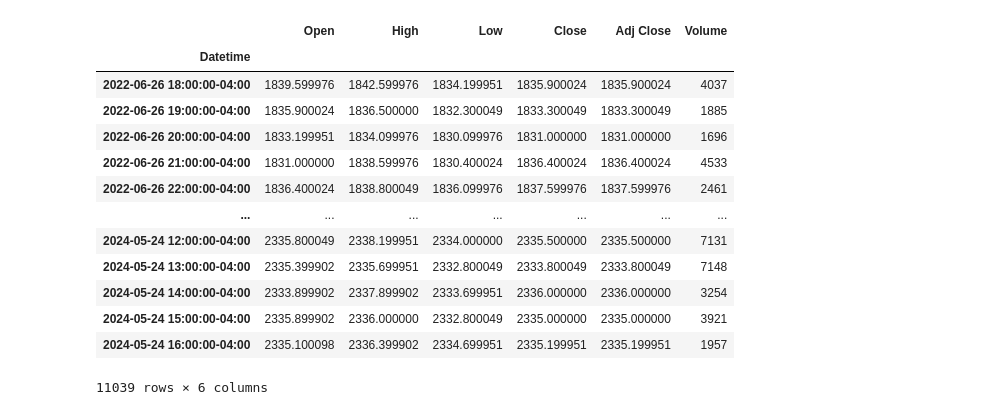
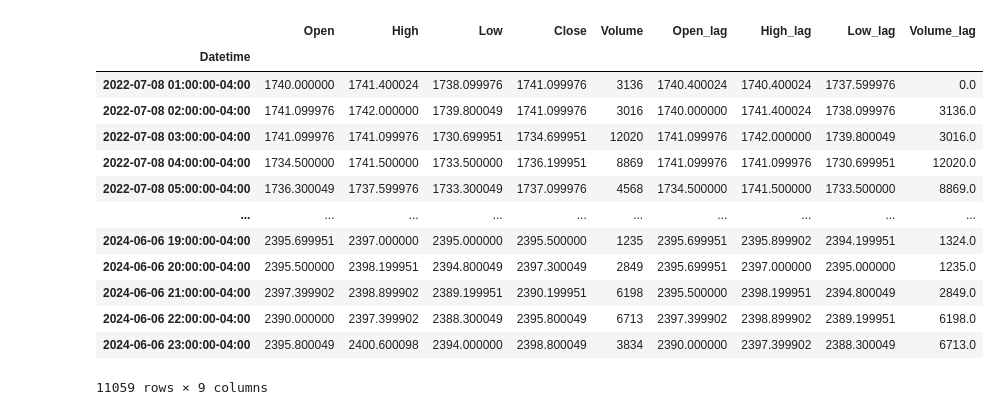
Before and after one commit to Fa41m/MoneyBots, a Jupyter notebook: Goldpredictor.ipynb, the cells around one changed output. Drawn from its saved outputs; the diff is of its cells as text; code cells hidden in the pictures.

```diff
--- a/Goldpredictor.ipynb
+++ b/Goldpredictor.ipynb
@@ -13,17 +28,23 @@ gold_data = yf.download('GC=F', start=start_date.strftime('%Y-%m-%d'), end=end_d
-# %%
-gold_data
-# %% [output]
-|  | Open | High | Low | Close | Adj Close | Volume |
-| Datetime |  |  |  |  |  |  |
-| 2022-06-26 18:00:00-04:00 | 1839.599976 | 1842.599976 | 1834.199951 | 1835.900024 | 1835.900024 | 4037 |
-| 2022-06-26 19:00:00-04:00 | 1835.900024 | 1836.500000 | 1832.300049 | 1833.300049 | 1833.300049 | 1885 |
-| 2022-06-26 20:00:00-04:00 | 1833.199951 | 1834.099976 | 1830.099976 | 1831.000000 | 1831.000000 | 1696 |
-| 2022-06-26 21:00:00-04:00 | 1831.000000 | 1838.599976 | 1830.400024 | 1836.400024 | 1836.400024 | 4533 |
-| 2022-06-26 22:00:00-04:00 | 1836.400024 | 1838.800049 | 1836.099976 | 1837.599976 | 1837.599976 | 2461 |
-| ... | ... | ... | ... | ... | ... | ... |
-| 2024-05-24 12:00:00-04:00 | 2335.800049 | 2338.199951 | 2334.000000 | 2335.500000 | 2335.500000 | 7131 |
-| 2024-05-24 13:00:00-04:00 | 2335.399902 | 2335.699951 | 2332.800049 | 2333.800049 | 2333.800049 | 7148 |
-| 2024-05-24 14:00:00-04:00 | 2333.899902 | 2337.899902 | 2333.699951 | 2336.000000 | 2336.000000 | 3254 |
-| 2024-05-24 15:00:00-04:00 | 2335.899902 | 2336.000000 | 2332.800049 | 2335.000000 | 2335.000000 | 3921 |
-| 2024-05-24 16:00:00-04:00 | 2335.100098 | 2336.399902 | 2334.699951 | 2335.199951 | 2335.199951 | 1957 |
-11039 rows × 6 columns
+# %%
+gold_data['Open_lag'] = gold_data['Open'].shift(1)
+gold_data['High_lag'] = gold_data['High'].shift(1)
+gold_data['Low_lag'] = gold_data['Low'].shift(1)
+gold_data['Volume_lag'] = gold_data['Volume'].shift(1)
+gold_data = gold_data.drop(columns=['Adj Close'])
+gold_data = gold_data.dropna()
+gold_data
+# %% [output]
+|  | Open | High | Low | Close | Volume | Open_lag | High_lag | Low_lag | Volume_lag |
+| Datetime |  |  |  |  |  |  |  |  |  |
+| 2022-07-08 01:00:00-04:00 | 1740.000000 | 1741.400024 | 1738.099976 | 1741.099976 | 3136 | 1740.400024 | 1740.400024 | 1737.599976 | 0.0 |
+| 2022-07-08 02:00:00-04:00 | 1741.099976 | 1742.000000 | 1739.800049 | 1741.099976 | 3016 | 1740.000000 | 1741.400024 | 1738.099976 | 3136.0 |
+| 2022-07-08 03:00:00-04:00 | 1741.099976 | 1741.099976 | 1730.699951 | 1734.699951 | 12020 | 1741.099976 | 1742.000000 | 1739.800049 | 3016.0 |
+| 2022-07-08 04:00:00-04:00 | 1734.500000 | 1741.500000 | 1733.500000 | 1736.199951 | 8869 | 1741.099976 | 1741.099976 | 1730.699951 | 12020.0 |
+| 2022-07-08 05:00:00-04:00 | 1736.300049 | 1737.599976 | 1733.300049 | 1737.099976 | 4568 | 1734.500000 | 1741.500000 | 1733.500000 | 8869.0 |
+| ... | ... | ... | ... | ... | ... | ... | ... | ... | ... |
+| 2024-06-06 19:00:00-04:00 | 2395.699951 | 2397.000000 | 2395.000000 | 2395.500000 | 1235 | 2395.699951 | 2395.899902 | 2394.199951 | 1324.0 |
+| 2024-06-06 20:00:00-04:00 | 2395.500000 | 2398.199951 | 2394.800049 | 2397.300049 | 2849 | 2395.699951 | 2397.000000 | 2395.000000 | 1235.0 |
+| 2024-06-06 21:00:00-04:00 | 2397.399902 | 2398.899902 | 2389.199951 | 2390.199951 | 6198 | 2395.500000 | 2398.199951 | 2394.800049 | 2849.0 |
+| 2024-06-06 22:00:00-04:00 | 2390.000000 | 2397.399902 | 2388.300049 | 2395.800049 | 6713 | 2397.399902 | 2398.899902 | 2389.199951 | 6198.0 |
+| 2024-06-06 23:00:00-04:00 | 2395.800049 | 2400.600098 | 2394.000000 | 2398.800049 | 3834 | 2390.000000 | 2397.399902 | 2388.300049 | 6713.0 |
+11059 rows × 9 columns
```
Also changed, not shown: parts of 7 cells of this notebook.
